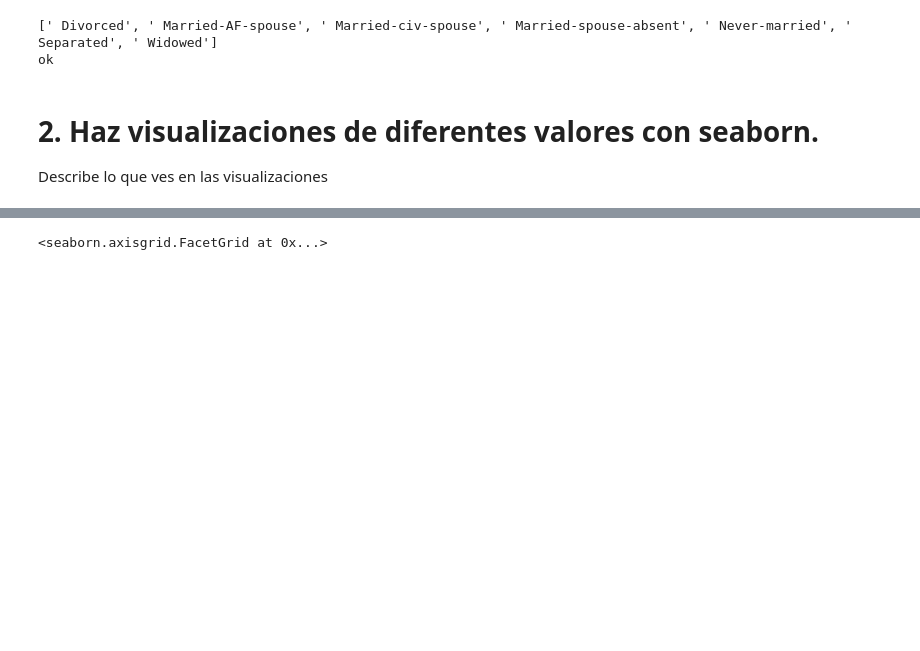
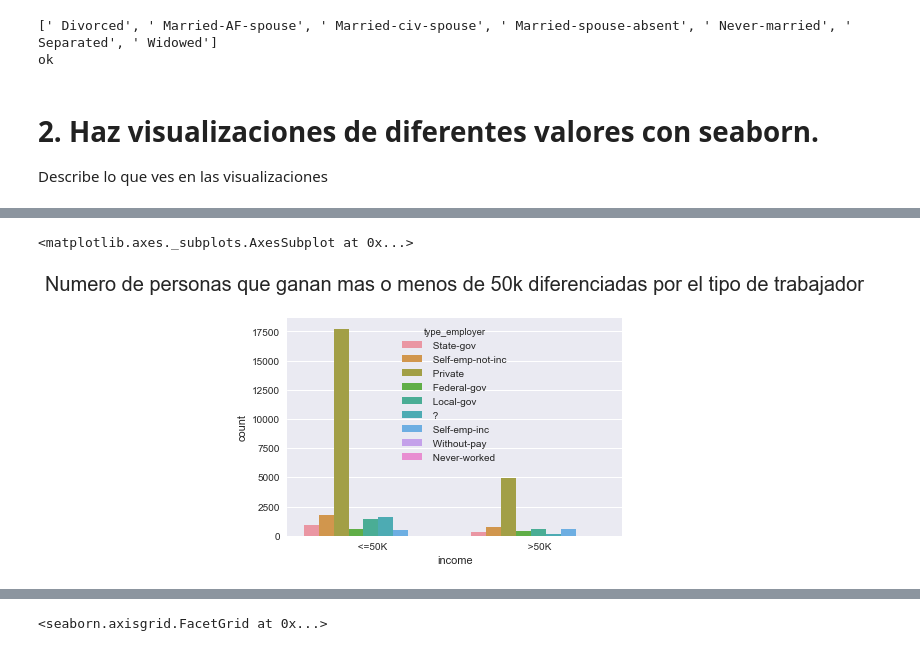
Before and after one commit to cristhro/Python_Machine_Learning, a Jupyter notebook: ejercicio 2/Ejercicio_2.ipynb, the cells around one changed output, grey strips where cells are left out. Saved outputs shown, nothing was run; the diff lists cells and outputs as text; code cells hidden in the pictures; blank space fills up the shorter version.

```diff
--- a/ejercicio 2/Ejercicio_2.ipynb
+++ b/ejercicio 2/Ejercicio_2.ipynb
@@ -232,0 +224,6 @@ g.map(plt.hist, 'age', bins=20)
+# %%
+plt.title('Numero de personas que ganan mas o menos de 50k diferenciadas por el tipo de trabajador', size=20, y=1.1)
+sns.countplot(x = 'income', hue='type_employer', data=df)
+# %% [output]
+<matplotlib.axes._subplots.AxesSubplot at 0x...>
+[figure, added]
```
Also changed, not shown: parts of 27 cells of this notebook.
